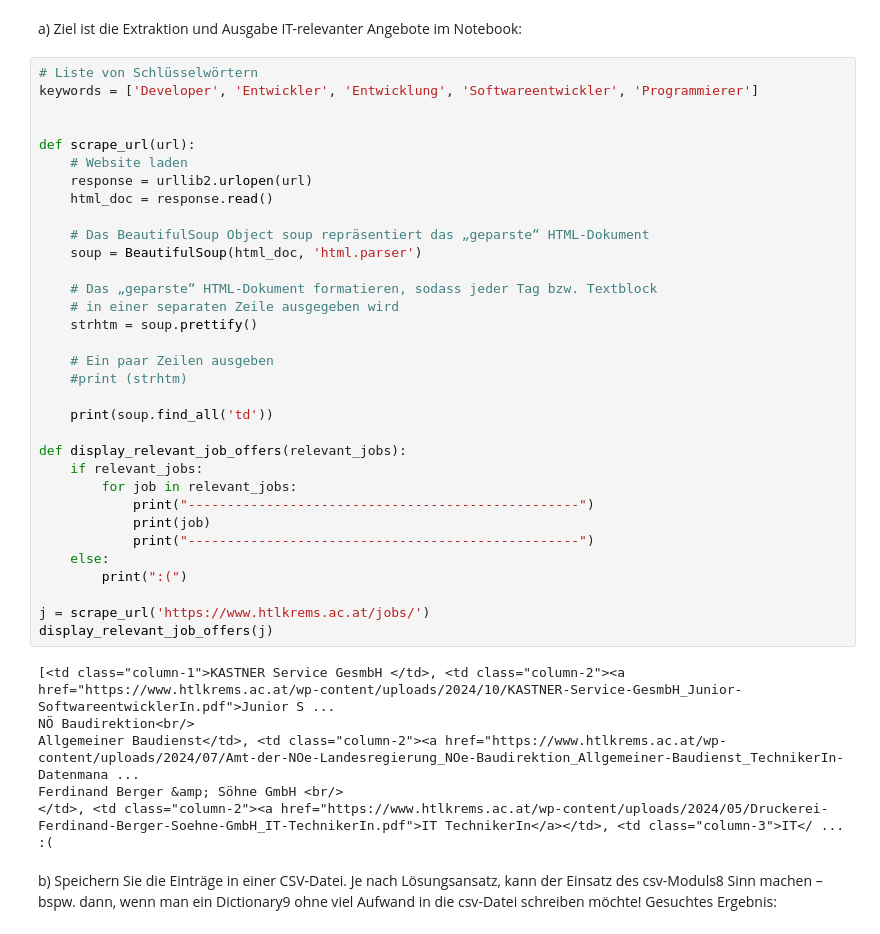
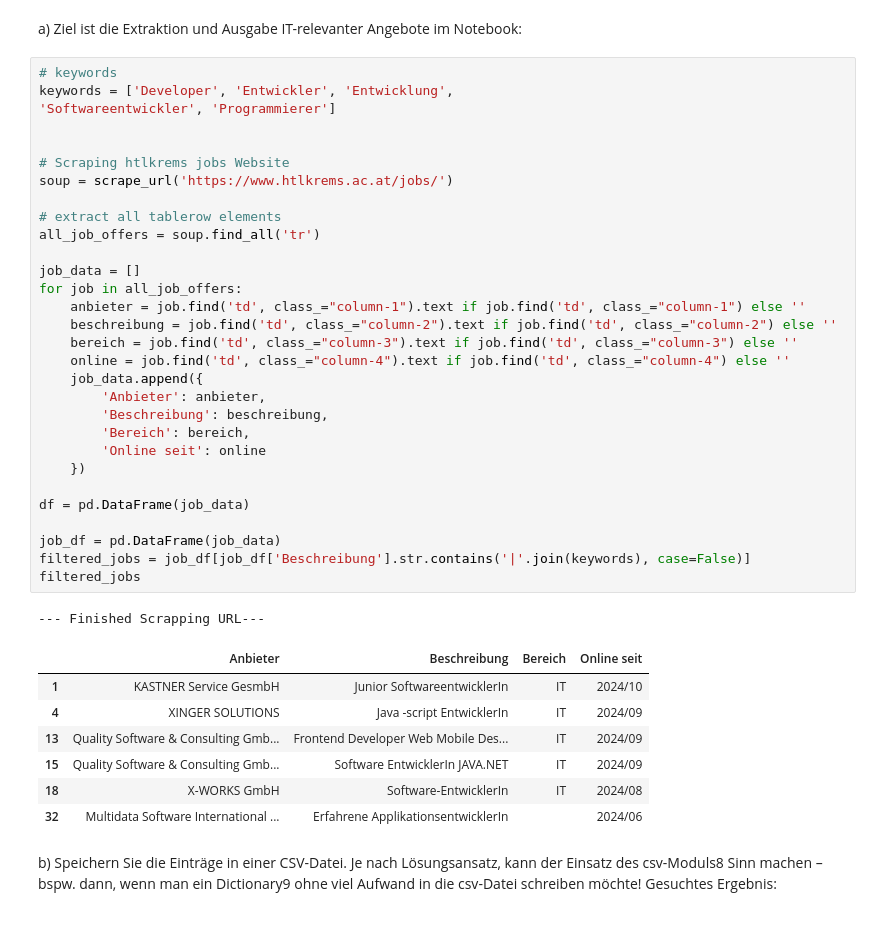
Before and after one commit to LasslM/SJ24_25CHIT_KI_Lassl, a Jupyter notebook: Übungen/Ue02/Ue02.ipynb, the cells around one changed output. Saved outputs shown, nothing was run; the diff lists cells and outputs as text.

```diff
--- a/Übungen/Ue02/Ue02.ipynb
+++ b/Übungen/Ue02/Ue02.ipynb
@@ -385,44 +368,43 @@ office@htlkrems.at
 # %% [markdown]
 a) Ziel ist die Extraktion und Ausgabe IT-relevanter Angebote im Notebook:
 # %%
-# Liste von Schlüsselwörtern
-keywords = ['Developer', 'Entwickler', 'Entwicklung', 'Softwareentwickler', 'Programmierer']
+# keywords
+keywords = ['Developer', 'Entwickler', 'Entwicklung',
+'Softwareentwickler', 'Programmierer']
 
 
-def scrape_url(url):
-    # Website laden
-    response = urllib2.urlopen(url)
-    html_doc = response.read()
+# Scraping htlkrems jobs Website
+soup = scrape_url('https://www.htlkrems.ac.at/jobs/')
 
-    # Das BeautifulSoup Object soup repräsentiert das „geparste“ HTML-Dokument
-    soup = BeautifulSoup(html_doc, 'html.parser')
+# extract all tablerow elements
+all_job_offers = soup.find_all('tr')
 
-    # Das „geparste“ HTML-Dokument formatieren, sodass jeder Tag bzw. Textblock
-    # in einer separaten Zeile ausgegeben wird
-    strhtm = soup.prettify()
+job_data = []
+for job in all_job_offers:
+    anbieter = job.find('td', class_="column-1").text if job.find('td', class_="column-1") else ''
+    beschreibung = job.find('td', class_="column-2").text if job.find('td', class_="column-2") else ''
+    bereich = job.find('td', class_="column-3").text if job.find('td', class_="column-3") else ''
+    online = job.find('td', class_="column-4").text if job.find('td', class_="column-4") else ''
+    job_data.append({
+        'Anbieter': anbieter,
+        'Beschreibung': beschreibung,
+        'Bereich': bereich,
+        'Online seit': online
+    })
 
-    # Ein paar Zeilen ausgeben
-    #print (strhtm)
+df = pd.DataFrame(job_data)
 
-    print(soup.find_all('td'))
-
-def display_relevant_job_offers(relevant_jobs):
-    if relevant_jobs:
-        for job in relevant_jobs:
-            print("--------------------------------------------------")
-            print(job)
-            print("--------------------------------------------------")
-    else:
-        print(":(")
-
-j = scrape_url('https://www.htlkrems.ac.at/jobs/')
-display_relevant_job_offers(j)
+job_df = pd.DataFrame(job_data)
+filtered_jobs = job_df[job_df['Beschreibung'].str.contains('|'.join(keywords), case=False)]
+filtered_jobs
 # %% [output]
-[<td class="column-1">KASTNER Service GesmbH </td>, <td class="column-2"><a href="https://www.htlkrems.ac.at/wp-content/uploads/2024/10/KASTNER-Service-GesmbH_Junior-SoftwareentwicklerIn.pdf">Junior S ...
-NÖ Baudirektion<br/>
-Allgemeiner Baudienst</td>, <td class="column-2"><a href="https://www.htlkrems.ac.at/wp-content/uploads/2024/07/Amt-der-NOe-Landesregierung_NOe-Baudirektion_Allgemeiner-Baudienst_TechnikerIn-Datenmana ...
-Ferdinand Berger &amp; Söhne GmbH <br/>
-</td>, <td class="column-2"><a href="https://www.htlkrems.ac.at/wp-content/uploads/2024/05/Druckerei-Ferdinand-Berger-Soehne-GmbH_IT-TechnikerIn.pdf">IT TechnikerIn</a></td>, <td class="column-3">IT</ ...
-:(
+--- Finished Scrapping URL---
+|  | Anbieter | Beschreibung | Bereich | Online seit |
+| 1 | KASTNER Service GesmbH | Junior SoftwareentwicklerIn | IT | 2024/10 |
+| 4 | XINGER SOLUTIONS | Java -script EntwicklerIn | IT | 2024/09 |
+| 13 | Quality Software & Consulting Gmb... | Frontend Developer Web Mobile Des... | IT | 2024/09 |
+| 15 | Quality Software & Consulting Gmb... | Software EntwicklerIn JAVA.NET | IT | 2024/09 |
+| 18 | X-WORKS GmbH | Software-EntwicklerIn | IT | 2024/08 |
+| 32 | Multidata Software International ... | Erfahrene ApplikationsentwicklerIn |  | 2024/06 |
 # %% [markdown]
 b) Speichern Sie die Einträge in einer CSV-Datei. Je nach Lösungsansatz, kann der Einsatz des csv-Moduls8 Sinn machen – bspw. dann, wenn man ein Dictionary9 ohne viel Aufwand in die csv-Datei schreiben möchte! Gesuchtes Ergebnis:
```
Also changed, not shown: parts of 3 cells of this notebook, 2 other files.
